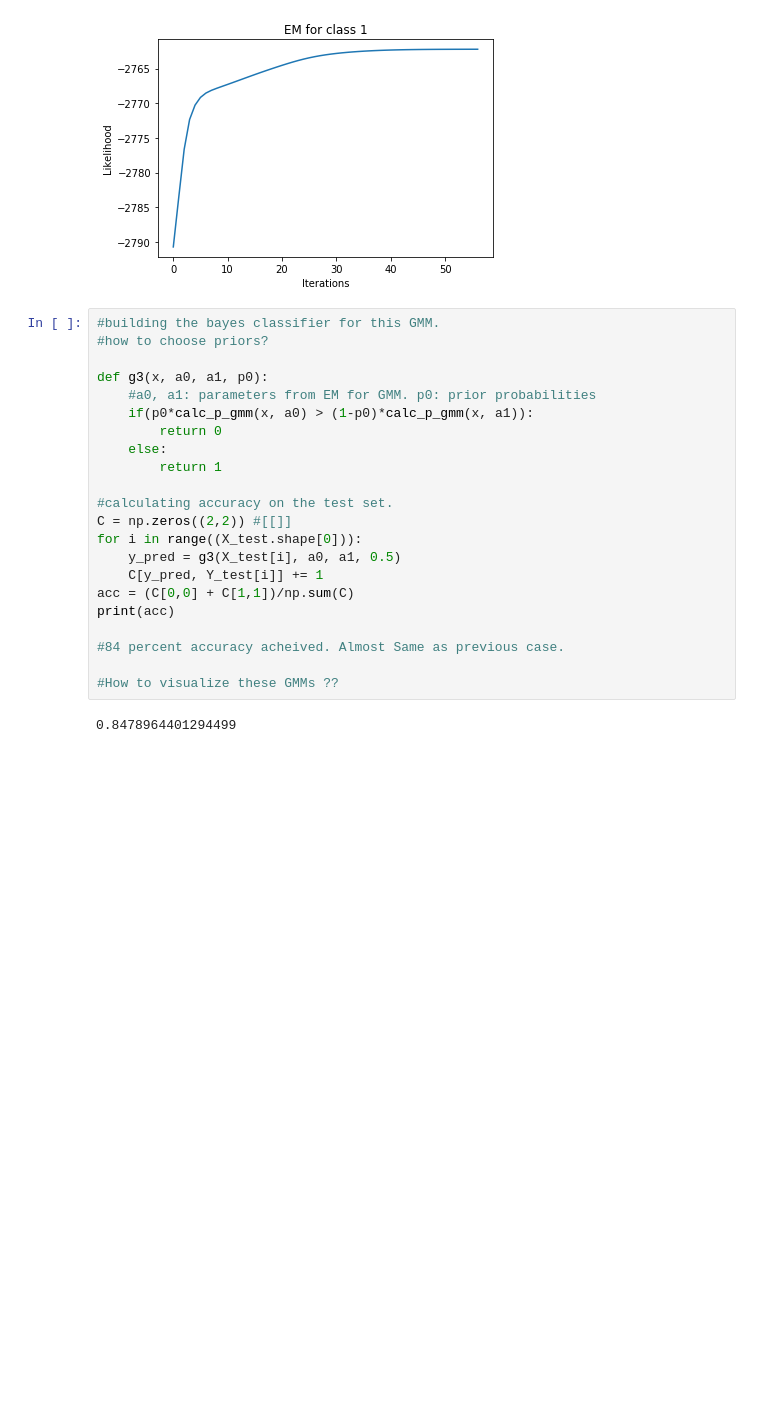
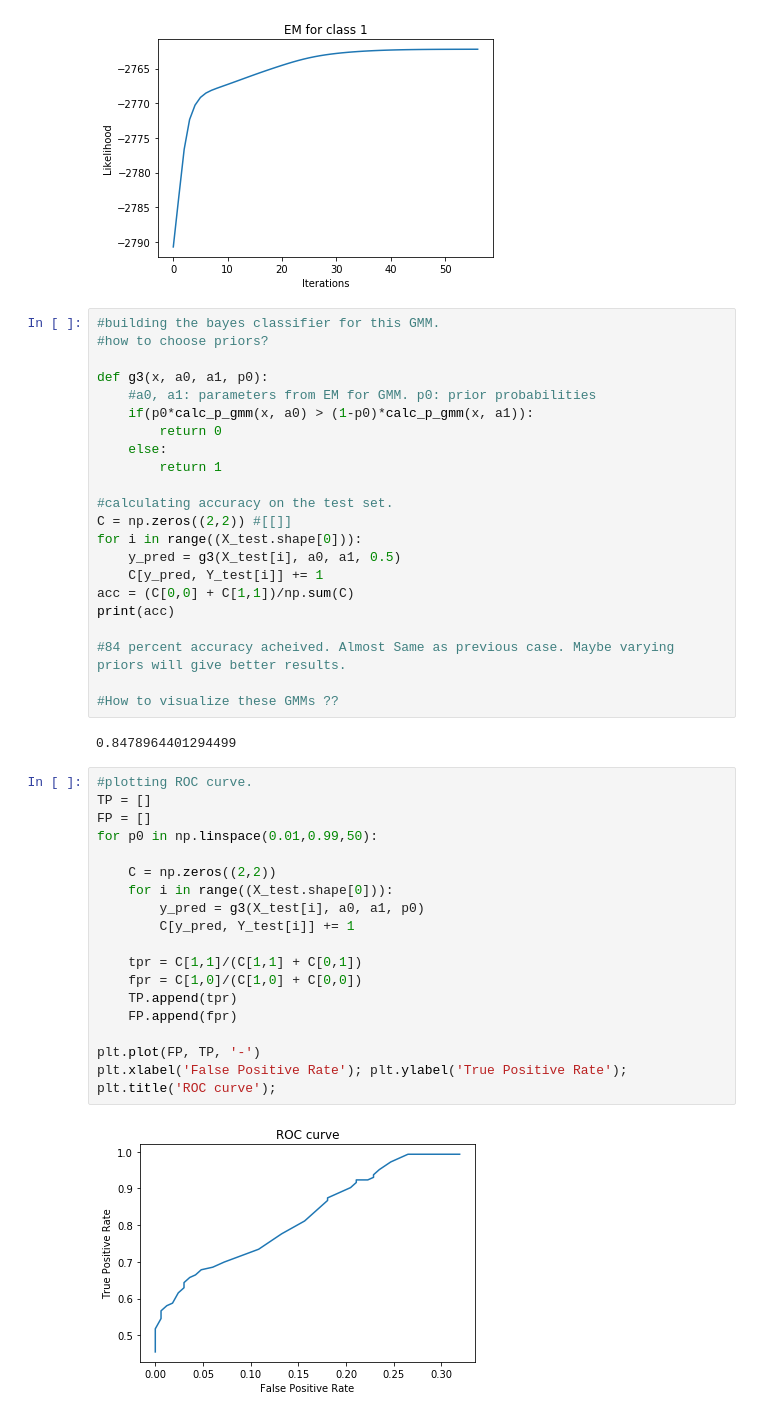
Before and after one commit to varundesai10/ELL409_Assignment1, a Jupyter notebook: question1.ipynb, the cells around one changed output. Cells and saved outputs as stored; diff of their text form; blank space fills up the shorter version.

```diff
--- a/question1.ipynb
+++ b/question1.ipynb
@@ -311,8 +311,28 @@ for i in range((X_test.shape[0])):
 acc = (C[0,0] + C[1,1])/np.sum(C)
 print(acc)
 
-#84 percent accuracy acheived. Almost Same as previous case.
+#84 percent accuracy acheived. Almost Same as previous case. Maybe varying priors will give better results.
 
 #How to visualize these GMMs ??
 # %% [output]
 0.8478964401294499
+# %%
+#plotting ROC curve.
+TP = []
+FP = []
+for p0 in np.linspace(0.01,0.99,50):
+
+    C = np.zeros((2,2))
+    for i in range((X_test.shape[0])):
+        y_pred = g3(X_test[i], a0, a1, p0)
+        C[y_pred, Y_test[i]] += 1
+
+    tpr = C[1,1]/(C[1,1] + C[0,1])
+    fpr = C[1,0]/(C[1,0] + C[0,0])
+    TP.append(tpr)
+    FP.append(fpr)
+
+plt.plot(FP, TP, '-')
+plt.xlabel('False Positive Rate'); plt.ylabel('True Positive Rate'); plt.title('ROC curve');
+# %% [output]
+[figure, added]
```
Also changed, not shown: parts of 2 cells of this notebook.
